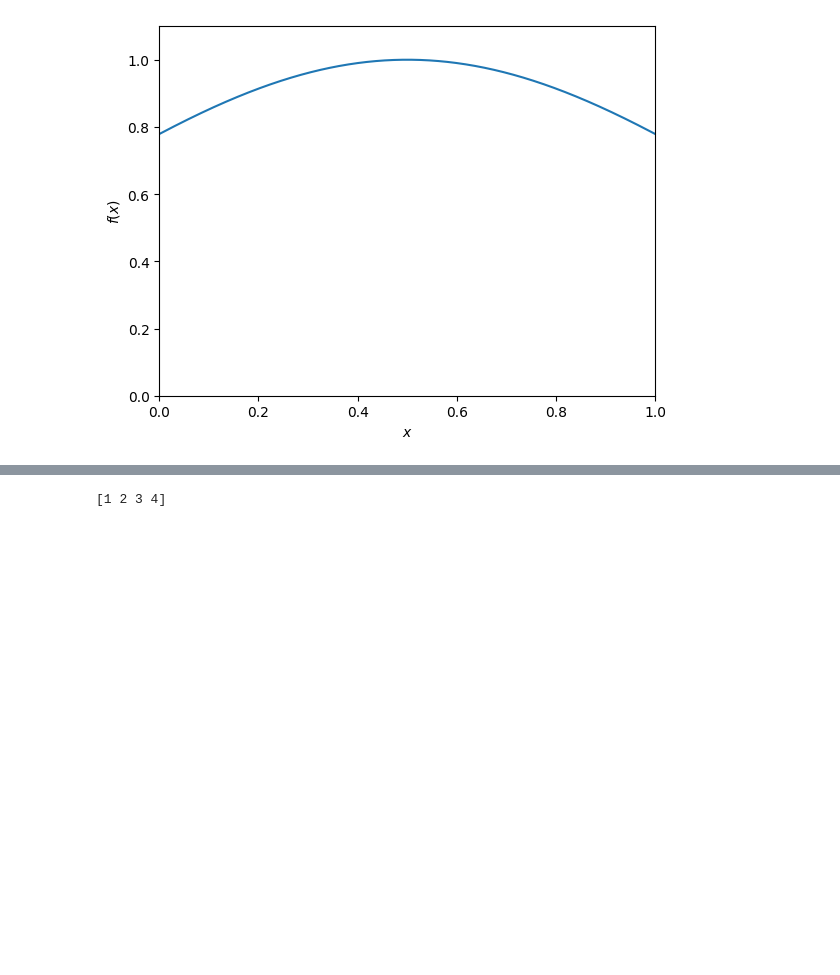
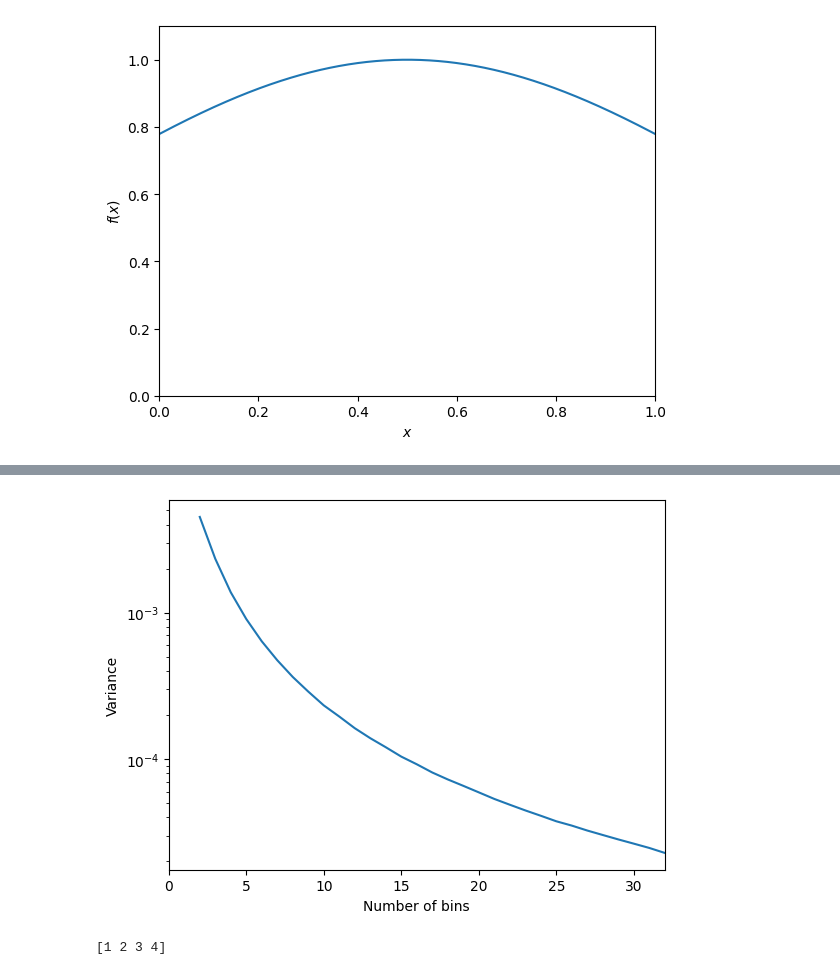
Before and after one commit to alracey/level4-project, a Jupyter notebook: 1d_piecewise_extended.ipynb, the cells around one changed output, grey strips where cells are left out. Saved outputs shown, nothing was run; the diff lists cells and outputs as text; code cells hidden in the pictures; blank space fills up the shorter version.

```diff
--- a/1d_piecewise_extended.ipynb
+++ b/1d_piecewise_extended.ipynb
@@ -205 +242,12 @@ plt.show()
+# %%
+#better plot
+plt.plot(Ks, vars)
+plt.xlabel("Number of bins")
+plt.yscale('log')
+plt.xlim(0, 32)
+#plt.ylim(0)
+plt.ylabel("Variance")
+plt.show()
+# %% [output]
+[figure, added]
 # %%
```
Also changed, not shown: parts of 9 cells of this notebook.
